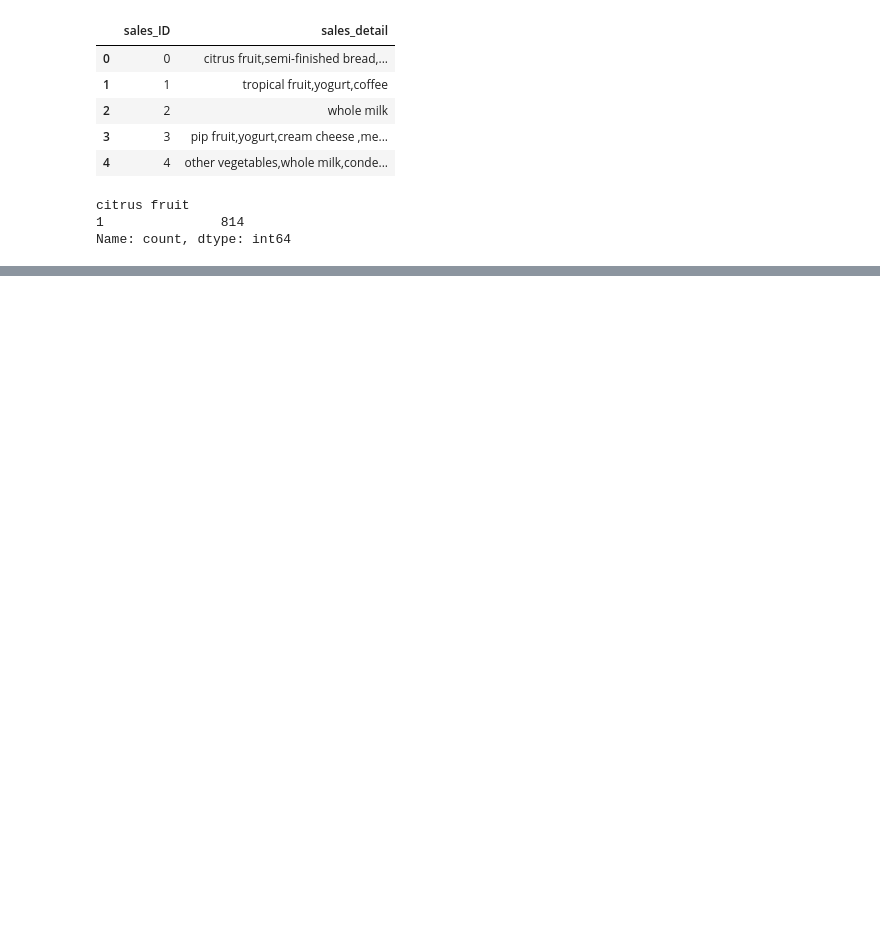
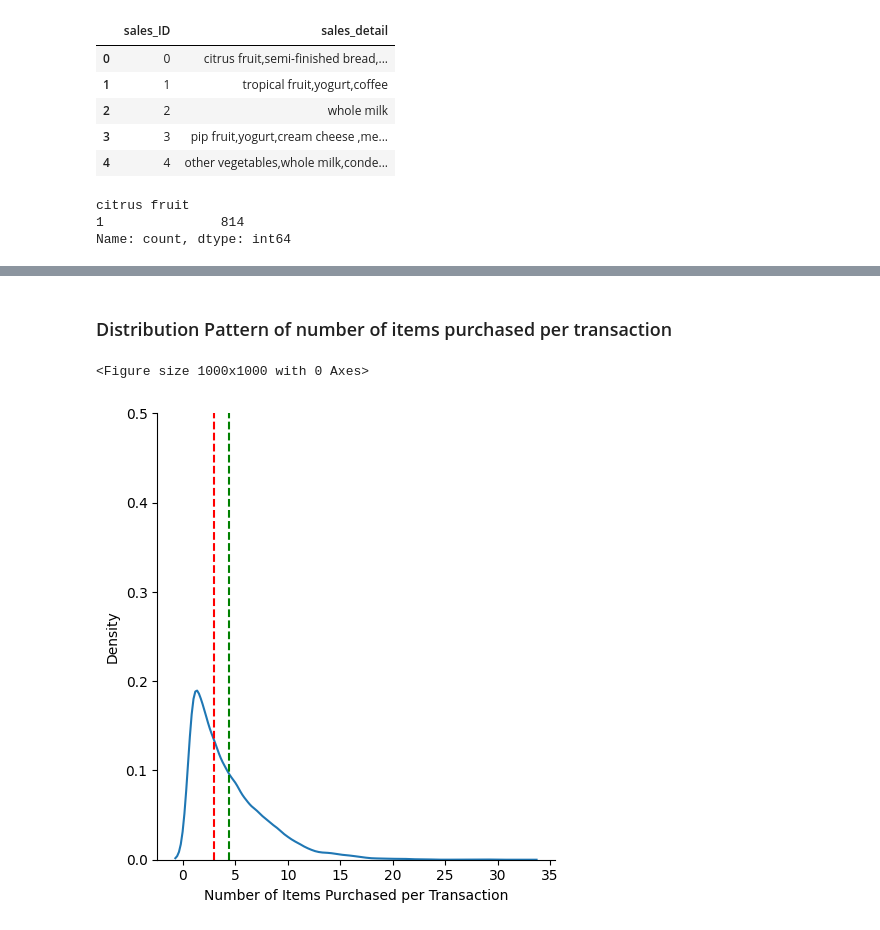
Before and after one commit to bkty1122/bkty1122, a Jupyter notebook: master-school-project/COM6101-Ass-1/Q1_p233340.ipynb, the cells around one changed output, grey strips where cells are left out. Drawn from its saved outputs; the diff is of its cells as text; code cells hidden in the pictures; blank space fills up the shorter version.

```diff
--- a/master-school-project/COM6101-Ass-1/Q1_p233340.ipynb
+++ b/master-school-project/COM6101-Ass-1/Q1_p233340.ipynb
@@ -39,0 +115,21 @@ Name: count, dtype: int64
+# %% [markdown]
+### Distribution Pattern of number of items purchased per transaction
+# %%
+# find the distribution curve of the number of items purchased per transaction to see if it is a normal distribution, with mean purchase number is the highers
+# find the number of items purchased per transaction by summing by row first
+trans_ID_distribution = Q1_df.iloc[:, 1:].sum(axis=1)
+# form a distribution curve
+plt.figure(figsize=(10, 10))
+sns.displot(trans_ID_distribution, kind='kde')
+# mark x-axis and y-axis
+plt.xlabel('Number of Items Purchased per Transaction')
+plt.ylabel('Density')
+# show median and mean line
+plt.axvline(x=trans_ID_distribution.median(), color='r', linestyle='--', label='Median')
+plt.axvline(x = trans_ID_distribution.mean(), color = 'g', linestyle = '--', label = 'Mean')
+# expand the scope of y-axis
+plt.ylim(0, 0.5)
+plt.show()
+# %% [output]
+<Figure size 1000x1000 with 0 Axes>
+[figure, added]
```
Also changed, not shown: parts of 22 cells of this notebook.
